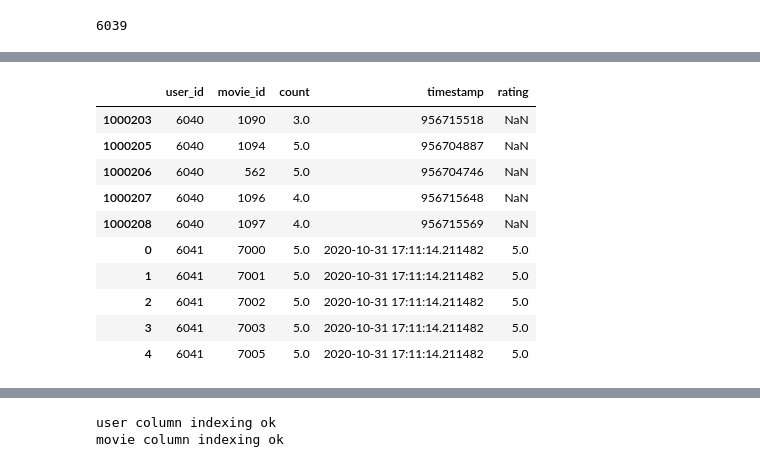
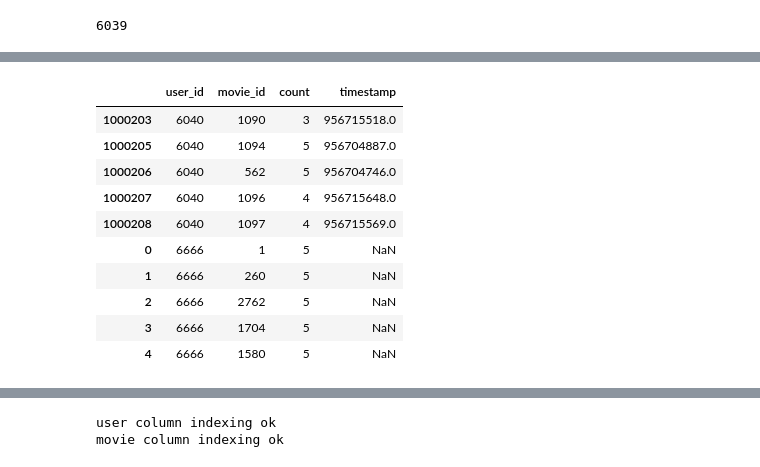
Before and after one commit to mingikim1998/offline, a Jupyter notebook: 1031_movielens.ipynb, the cells around one changed output, grey strips where cells are left out. Drawn from its saved outputs; the diff is of its cells as text; code cells hidden in the pictures.

```diff
--- a/1031_movielens.ipynb
+++ b/1031_movielens.ipynb
@@ -112,23 +134,23 @@ Name: movie_id, dtype: float64
 # %%
 # my_favourite = ['love rose', 'avengers', 'Fantastic beasts and where to find them', 'doctor dolittle', 'kingsman']
 # 내가 선호하는 영화를 5가지 골라서 rating에 추가해 줍시다.
-my_favourite = [7000,7001,7002,7003,7005]
+my_favorite = [1,260,2762,1704,1580]
 
-import datetime
-a = datetime.datetime.now()
-my_rate = pd.DataFrame({'user_id': [6041]*5, 'movie_id': my_favourite, 'rating': [5]*5, 'timestamp': [a]*5, 'count': [5.0]*5})
-if not ratings.isin({'user_id':[6041]})['user_id'].any():
+#import datetime
+#a = datetime.datetime.now()
+my_rate = pd.DataFrame({'user_id': [6666]*5, 'movie_id': my_favorite, 'count': [5]*5})
+if not ratings.isin({'user_id':[6666]})['user_id'].any():
     ratings = ratings.append(my_rate)
 ratings.tail(10)
 # %% [output]
-|  | user_id | movie_id | count | timestamp | rating |
-| 1000203 | 6040 | 1090 | 3.0 | 956715518 | NaN |
-| 1000205 | 6040 | 1094 | 5.0 | 956704887 | NaN |
-| 1000206 | 6040 | 562 | 5.0 | 956704746 | NaN |
-| 1000207 | 6040 | 1096 | 4.0 | 956715648 | NaN |
-| 1000208 | 6040 | 1097 | 4.0 | 956715569 | NaN |
-| 0 | 6041 | 7000 | 5.0 | 2020-10-31 17:11:14.211482 | 5.0 |
-| 1 | 6041 | 7001 | 5.0 | 2020-10-31 17:11:14.211482 | 5.0 |
-| 2 | 6041 | 7002 | 5.0 | 2020-10-31 17:11:14.211482 | 5.0 |
-| 3 | 6041 | 7003 | 5.0 | 2020-10-31 17:11:14.211482 | 5.0 |
-| 4 | 6041 | 7005 | 5.0 | 2020-10-31 17:11:14.211482 | 5.0 |
+|  | user_id | movie_id | count | timestamp |
+| 1000203 | 6040 | 1090 | 3 | 956715518.0 |
+| 1000205 | 6040 | 1094 | 5 | 956704887.0 |
+| 1000206 | 6040 | 562 | 5 | 956704746.0 |
+| 1000207 | 6040 | 1096 | 4 | 956715648.0 |
+| 1000208 | 6040 | 1097 | 4 | 956715569.0 |
+| 0 | 6666 | 1 | 5 | NaN |
+| 1 | 6666 | 260 | 5 | NaN |
+| 2 | 6666 | 2762 | 5 | NaN |
+| 3 | 6666 | 1704 | 5 | NaN |
+| 4 | 6666 | 1580 | 5 | NaN |
```
Also changed, not shown: parts of 19 cells of this notebook.
